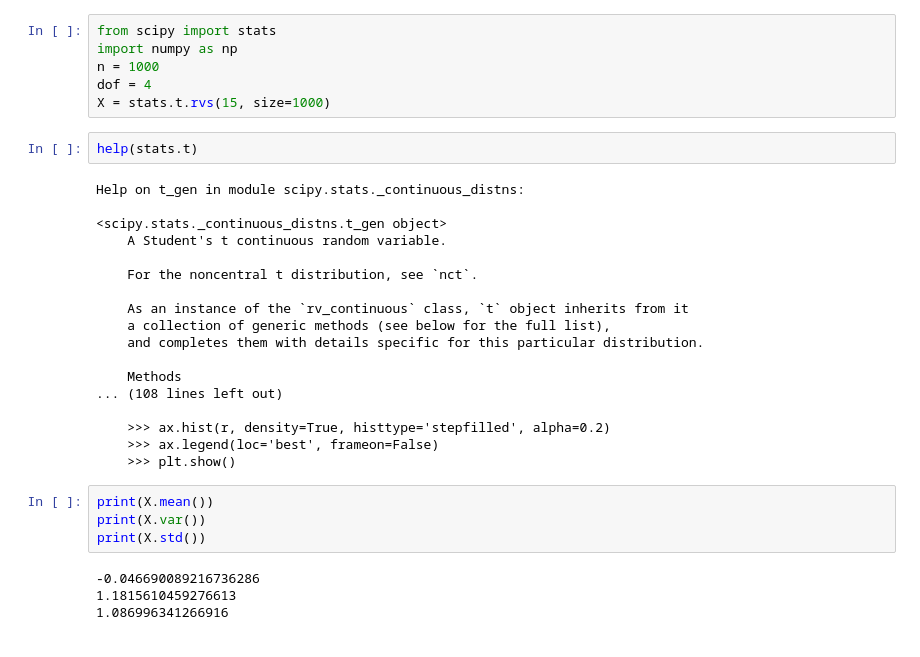
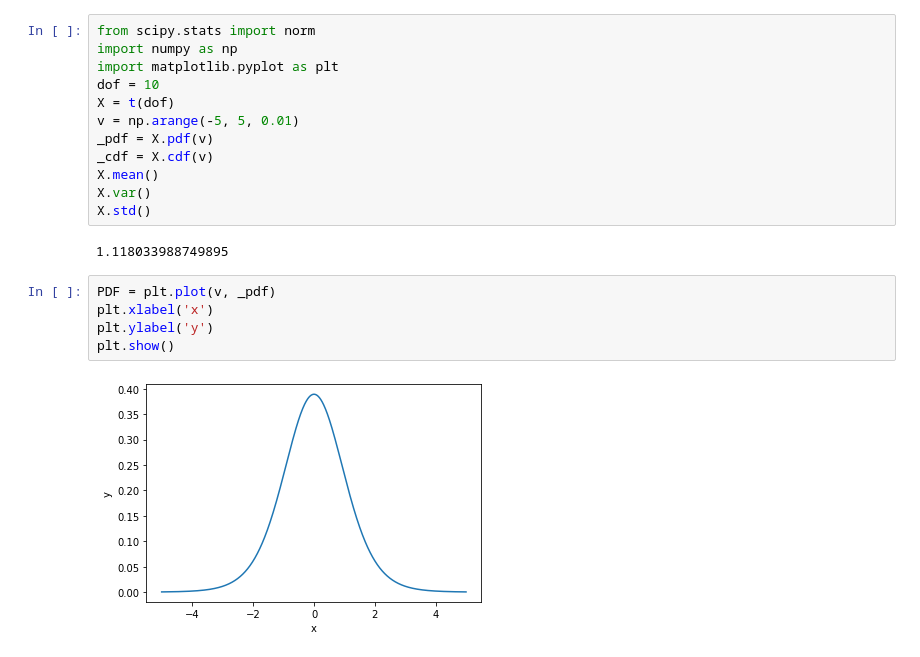
Before and after one commit to LPK99/Statistics_Vin, a Jupyter notebook: ipynb/btth_2_3.ipynb, the cells around one changed output. Drawn from its saved outputs; the diff is of its cells as text.

```diff
--- a/ipynb/btth_2_3.ipynb
+++ b/ipynb/btth_2_3.ipynb
@@ -1,34 +1,21 @@
-# %%
-from scipy import stats
-import numpy as np
-n = 1000
-dof = 4
-X = stats.t.rvs(15, size=1000)
-# %%
-help(stats.t)
-# %% [output]
-Help on t_gen in module scipy.stats._continuous_distns:
-
-<scipy.stats._continuous_distns.t_gen object>
-    A Student's t continuous random variable.
-
-    For the noncentral t distribution, see `nct`.
-
-    As an instance of the `rv_continuous` class, `t` object inherits from it
-    a collection of generic methods (see below for the full list),
-    and completes them with details specific for this particular distribution.
-
-    Methods
-... (108 lines left out)
-
-    >>> ax.hist(r, density=True, histtype='stepfilled', alpha=0.2)
-    >>> ax.legend(loc='best', frameon=False)
-    >>> plt.show()
-# %%
-print(X.mean())
-print(X.var())
-print(X.std())
-# %% [output]
--0.046690089216736286
-1.1815610459276613
-1.086996341266916
+# %%
+from scipy.stats import norm
+import numpy as np
+import matplotlib.pyplot as plt
+dof = 10
+X = t(dof)
+v = np.arange(-5, 5, 0.01)
+_pdf = X.pdf(v)
+_cdf = X.cdf(v)
+X.mean()
+X.var()
+X.std()
+# %% [output]
+1.118033988749895
+# %%
+PDF = plt.plot(v, _pdf)
+plt.xlabel('x')
+plt.ylabel('y')
+plt.show()
+# %% [output]
+[figure, added]
```
Also changed, not shown: parts of 3 cells of this notebook.
